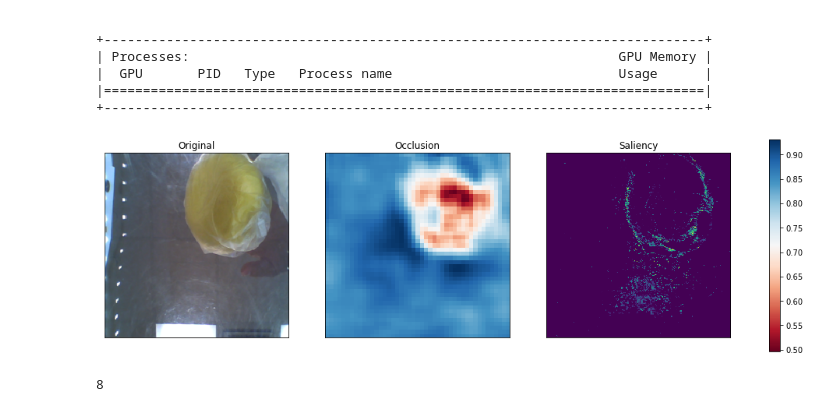
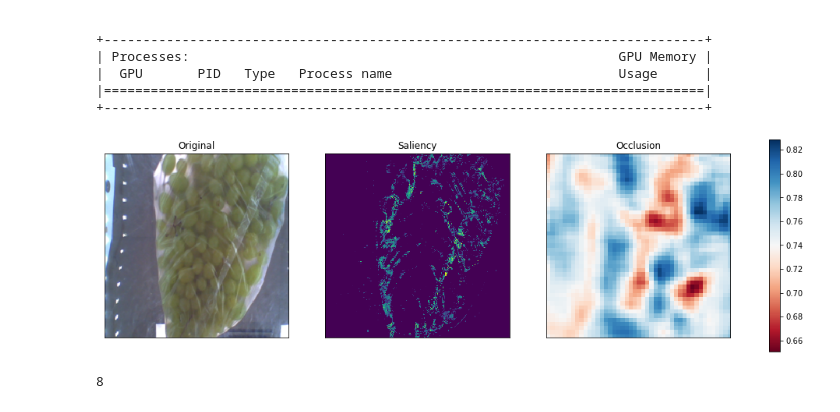
Before and after one commit to MihailMV/Fruits-and-vegetables, a Jupyter notebook: NN_fruits_and_vegetables.ipynb, the cells around one changed output. Drawn from its saved outputs; the diff is of its cells as text; code cells hidden in the pictures.

Commit message:
Saliency2

```diff
--- a/NN_fruits_and_vegetables.ipynb
+++ b/NN_fruits_and_vegetables.ipynb
@@ -327,8 +327,8 @@ def Occlusion(model, img, class_id, batch_size = 32, size_square = 20, size_step
   axes[0].set(title = 'Original', xticks=[], yticks=[])
 
 
-  im = axes[1].imshow(new_img, cmap='RdBu')
-  axes[1].set(title = 'Occlusion', xticks=[], yticks=[])
+  im = axes[2].imshow(new_img, cmap='RdBu')
+  axes[2].set(title = 'Occlusion', xticks=[], yticks=[])
   fig.colorbar(im, ax=axes.ravel().tolist())
 
 
@@ -340,8 +340,8 @@ def Occlusion(model, img, class_id, batch_size = 32, size_square = 20, size_step
   new_img = -img2.grad.abs().sum(dim=(0,1)).cpu()
   new_img = new_img - new_img.median() / 2
   new_img = new_img.data.relu()
-  im2 = axes[2].imshow(new_img)
-  axes[2].set(title = 'Saliency', xticks=[], yticks=[])
+  im2 = axes[1].imshow(new_img)
+  axes[1].set(title = 'Saliency', xticks=[], yticks=[])
 
   plt.show()
 
@@ -352,12 +352,12 @@ def Occlusion(model, img, class_id, batch_size = 32, size_square = 20, size_step
 
     #plt.pause(0.001)
 # %%
-num_photo = 58
+num_photo = 99
 img = inputs[num_photo]
 class_id = labels[num_photo].item()
 Occlusion(model, img, class_id, batch_size = 150, size_square = 20, size_step = 5)
 # %% [output]
-[figure, old version]
+[figure, new version]
 # %%
 class_id
 # %% [output]
```
